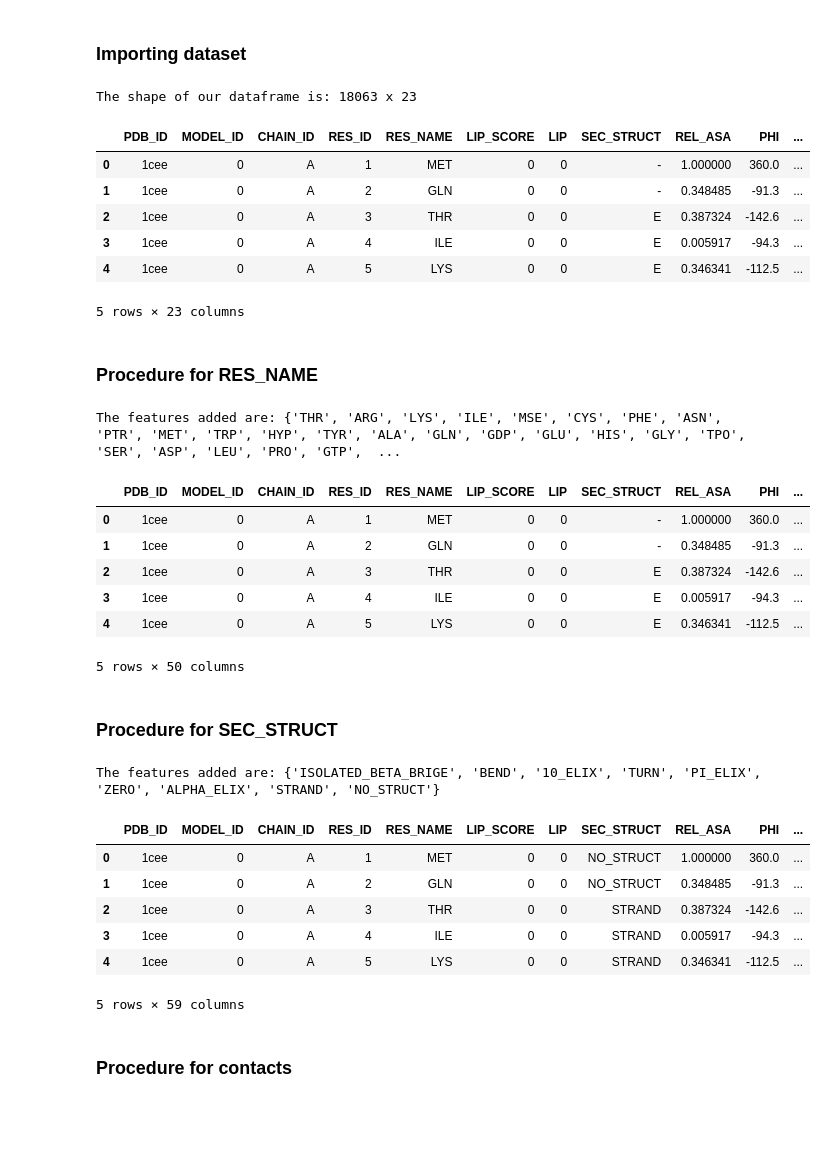
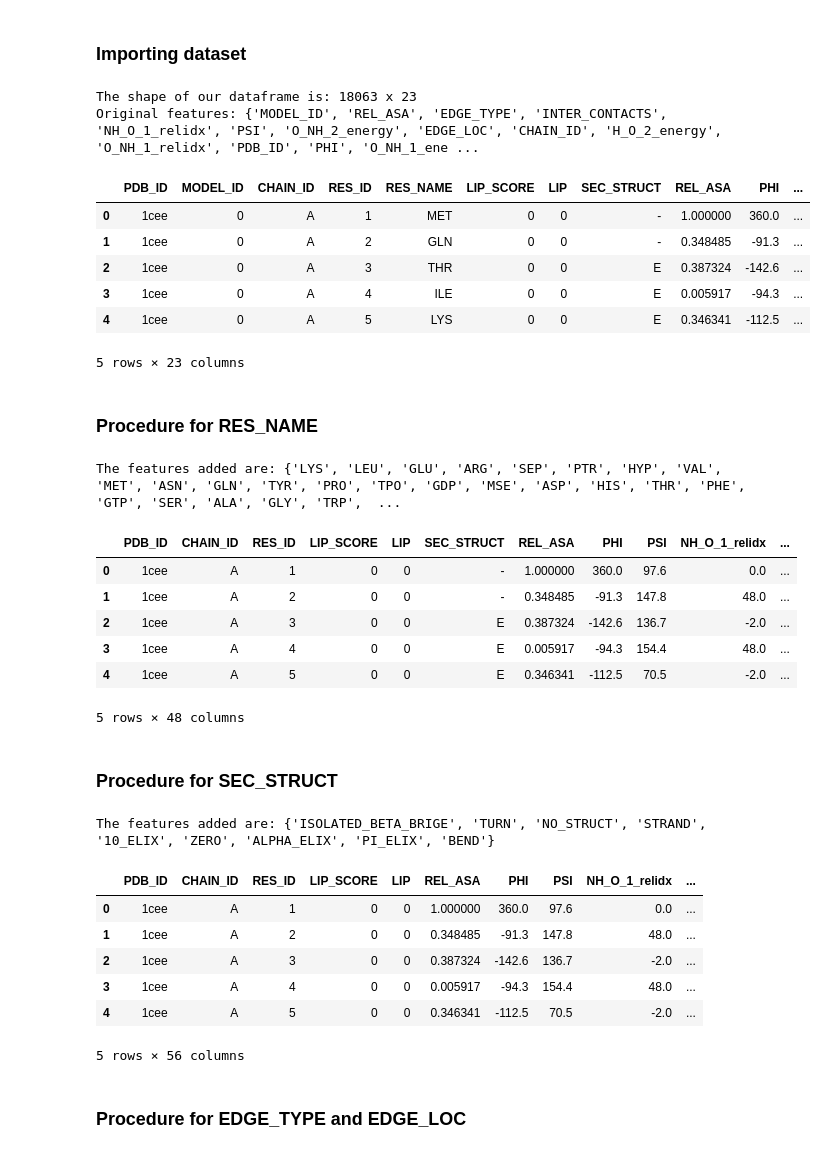
Before and after one commit to f-grimaldi/Linear-Interactive-Peptides-LIPs-Predictor, a Jupyter notebook: One-Hot-Encoding.ipynb, the cells around one changed output. Saved outputs shown, nothing was run; the diff lists cells and outputs as text; code cells hidden in the pictures; blank space fills up the shorter version.

```diff
--- a/One-Hot-Encoding.ipynb
+++ b/One-Hot-Encoding.ipynb
@@ -11,11 +11,13 @@ from modules.feature_extraction import *
 # %%
 df = pd.read_csv(r'datasets\residues.csv')
 df.drop('Unnamed: 0', axis=1, inplace=True)
+init_features = set(df.columns)
 print('The shape of our dataframe is: {} x {}'.format(df.shape[0], df.shape[1]))
-init_features = set(df.columns)
+print('Original features: {}'.format(init_features))
 df.head()
 # %% [output]
 The shape of our dataframe is: 18063 x 23
+Original features: {'MODEL_ID', 'REL_ASA', 'EDGE_TYPE', 'INTER_CONTACTS', 'NH_O_1_relidx', 'PSI', 'O_NH_2_energy', 'EDGE_LOC', 'CHAIN_ID', 'H_O_2_energy', 'O_NH_1_relidx', 'PDB_ID', 'PHI', 'O_NH_1_ene ...
 |  | PDB_ID | MODEL_ID | CHAIN_ID | RES_ID | RES_NAME | LIP_SCORE | LIP | SEC_STRUCT | REL_ASA | PHI | ... |
 | 0 | 1cee | 0 | A | 1 | MET | 0 | 0 | - | 1.000000 | 360.0 | ... |
 | 1 | 1cee | 0 | A | 2 | GLN | 0 | 0 | - | 0.348485 | -91.3 | ... |
@@ -32,34 +34,36 @@ df = res2features(df)
 res_features = set(df.columns)
 print('The features added are: {}'.format(res_features.difference(init_features)))
 #Visualize dataset
+df.drop(['RES_NAME', 'MODEL_ID'], axis = 1, inplace=True)
 df.head()
 # %% [output]
-The features added are: {'THR', 'ARG', 'LYS', 'ILE', 'MSE', 'CYS', 'PHE', 'ASN', 'PTR', 'MET', 'TRP', 'HYP', 'TYR', 'ALA', 'GLN', 'GDP', 'GLU', 'HIS', 'GLY', 'TPO', 'SER', 'ASP', 'LEU', 'PRO', 'GTP',  ...
+The features added are: {'LYS', 'LEU', 'GLU', 'ARG', 'SEP', 'PTR', 'HYP', 'VAL', 'MET', 'ASN', 'GLN', 'TYR', 'PRO', 'TPO', 'GDP', 'MSE', 'ASP', 'HIS', 'THR', 'PHE', 'GTP', 'SER', 'ALA', 'GLY', 'TRP',  ...
-|  | PDB_ID | MODEL_ID | CHAIN_ID | RES_ID | RES_NAME | LIP_SCORE | LIP | SEC_STRUCT | REL_ASA | PHI | ... |
-| 0 | 1cee | 0 | A | 1 | MET | 0 | 0 | - | 1.000000 | 360.0 | ... |
-| 1 | 1cee | 0 | A | 2 | GLN | 0 | 0 | - | 0.348485 | -91.3 | ... |
-| 2 | 1cee | 0 | A | 3 | THR | 0 | 0 | E | 0.387324 | -142.6 | ... |
-| 3 | 1cee | 0 | A | 4 | ILE | 0 | 0 | E | 0.005917 | -94.3 | ... |
-| 4 | 1cee | 0 | A | 5 | LYS | 0 | 0 | E | 0.346341 | -112.5 | ... |
+|  | PDB_ID | CHAIN_ID | RES_ID | LIP_SCORE | LIP | SEC_STRUCT | REL_ASA | PHI | PSI | NH_O_1_relidx | ... |
+| 0 | 1cee | A | 1 | 0 | 0 | - | 1.000000 | 360.0 | 97.6 | 0.0 | ... |
+| 1 | 1cee | A | 2 | 0 | 0 | - | 0.348485 | -91.3 | 147.8 | 48.0 | ... |
+| 2 | 1cee | A | 3 | 0 | 0 | E | 0.387324 | -142.6 | 136.7 | -2.0 | ... |
+| 3 | 1cee | A | 4 | 0 | 0 | E | 0.005917 | -94.3 | 154.4 | 48.0 | ... |
+| 4 | 1cee | A | 5 | 0 | 0 | E | 0.346341 | -112.5 | 70.5 | -2.0 | ... |
-5 rows × 50 columns
+5 rows × 48 columns
 # %% [markdown]
 ### Procedure for SEC_STRUCT
 # %%
 #Computing new features
 df = struct2features(df)
 #Printing the new features added
 struct_features = set(df.columns)
 print('The features added are: {}'.format(struct_features.difference(res_features)))
 #Visualize dataset
+df.drop(['SEC_STRUCT'], axis = 1, inplace= True)
 df.head()
 # %% [output]
-The features added are: {'ISOLATED_BETA_BRIGE', 'BEND', '10_ELIX', 'TURN', 'PI_ELIX', 'ZERO', 'ALPHA_ELIX', 'STRAND', 'NO_STRUCT'}
+The features added are: {'ISOLATED_BETA_BRIGE', 'TURN', 'NO_STRUCT', 'STRAND', '10_ELIX', 'ZERO', 'ALPHA_ELIX', 'PI_ELIX', 'BEND'}
-|  | PDB_ID | MODEL_ID | CHAIN_ID | RES_ID | RES_NAME | LIP_SCORE | LIP | SEC_STRUCT | REL_ASA | PHI | ... |
-| 0 | 1cee | 0 | A | 1 | MET | 0 | 0 | NO_STRUCT | 1.000000 | 360.0 | ... |
-| 1 | 1cee | 0 | A | 2 | GLN | 0 | 0 | NO_STRUCT | 0.348485 | -91.3 | ... |
-| 2 | 1cee | 0 | A | 3 | THR | 0 | 0 | STRAND | 0.387324 | -142.6 | ... |
-| 3 | 1cee | 0 | A | 4 | ILE | 0 | 0 | STRAND | 0.005917 | -94.3 | ... |
-| 4 | 1cee | 0 | A | 5 | LYS | 0 | 0 | STRAND | 0.346341 | -112.5 | ... |
+|  | PDB_ID | CHAIN_ID | RES_ID | LIP_SCORE | LIP | REL_ASA | PHI | PSI | NH_O_1_relidx | ... |
+| 0 | 1cee | A | 1 | 0 | 0 | 1.000000 | 360.0 | 97.6 | 0.0 | ... |
+| 1 | 1cee | A | 2 | 0 | 0 | 0.348485 | -91.3 | 147.8 | 48.0 | ... |
+| 2 | 1cee | A | 3 | 0 | 0 | 0.387324 | -142.6 | 136.7 | -2.0 | ... |
+| 3 | 1cee | A | 4 | 0 | 0 | 0.005917 | -94.3 | 154.4 | 48.0 | ... |
+| 4 | 1cee | A | 5 | 0 | 0 | 0.346341 | -112.5 | 70.5 | -2.0 | ... |
-5 rows × 59 columns
+5 rows × 56 columns
 # %% [markdown]
-### Procedure for contacts
+### Procedure for EDGE_TYPE and EDGE_LOC
```
Also changed, not shown: parts of 8 cells of this notebook, 3 other files.
